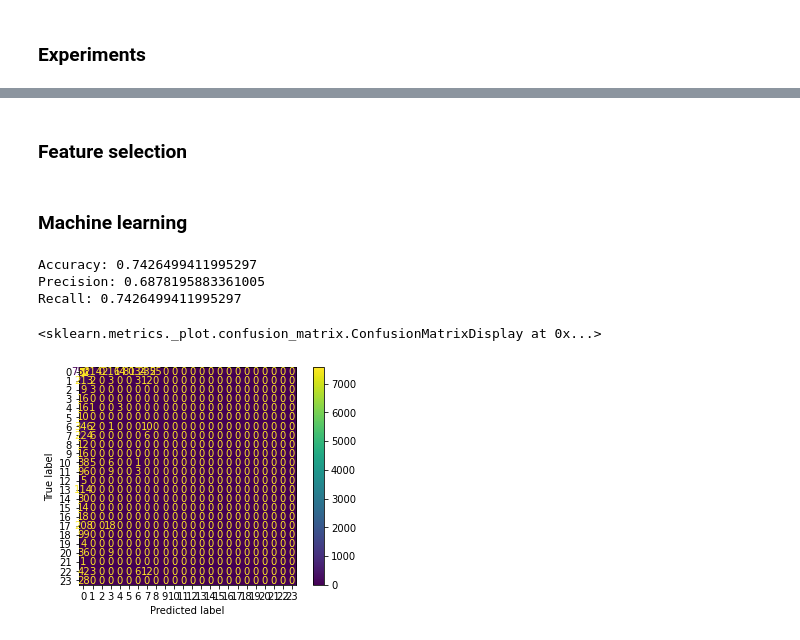
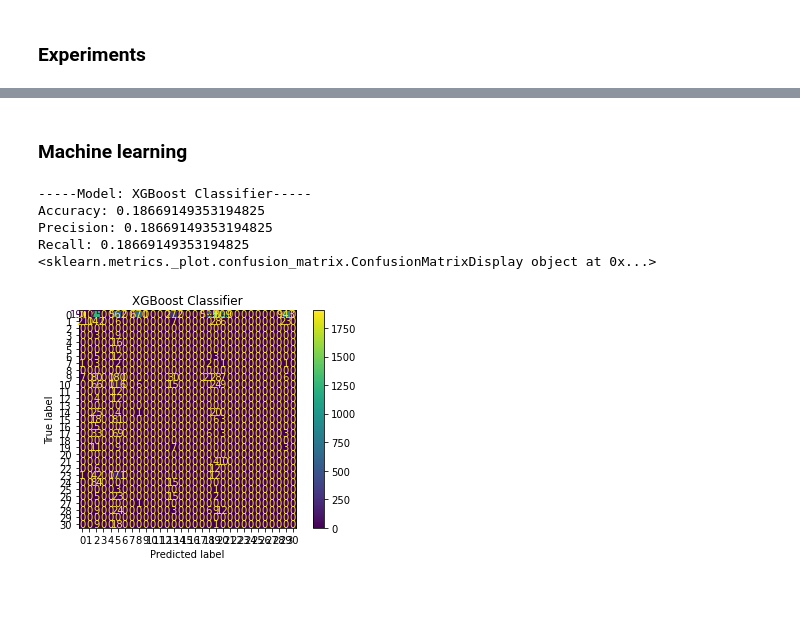
Before and after one commit to palmafr/MDPIData2022, a Jupyter notebook: experiments/rq4.ipynb, the cells around one changed output, grey strips where cells are left out. Cells and saved outputs as stored; diff of their text form; code cells hidden in the pictures; blank space fills up the shorter version.

```diff
--- a/experiments/rq4.ipynb
+++ b/experiments/rq4.ipynb
@@ -143,2 +134,0 @@ Encoded...
-# %% [markdown]
-### Feature selection
@@ -153,19 +135,36 @@ fit_feature_set(rfe_features)
 # %% [markdown]
 ### Machine learning
-# %%
-xgb = XGBClassifier(n_estimators=10)
-xgb_pred_arr = predict(xgb)
-xgb_pred = xgb_pred_arr[-2]
-print(f'Accuracy: {mean(xgb_pred_arr[0])}')
-print(f'Precision: {mean(xgb_pred_arr[1])}')
-print(f'Recall: {mean(xgb_pred_arr[2])}')
-CMD.from_estimator(xgb, test_X, test_Y)
-# %% [output]
-Accuracy: 0.7426499411995297
-Precision: 0.6878195883361005
-Recall: 0.7426499411995297
-<sklearn.metrics._plot.confusion_matrix.ConfusionMatrixDisplay at 0x...>
-[figure, removed]
+# %%
+# Random Feature Eliminator
+rfe = RFE(estimator=DecisionTreeClassifier())
+rfe.fit(X_ros, y_ros)
+rfe_features = []
+for i in range(X.shape[1]):
+    if(rfe.support_[i] == 1):
+        rfe_features.append(X.columns[i])
+fit_feature_set(rfe_features)
+
+#XGBoost Classifier
+if target == 0:
+  xgb = XGBClassifier(n_estimators=500, objective='binary:logistic')
+else:
+  xgb = XGBClassifier(n_estimators=500,objective='multi:softmax')
+xgb_pred_arr = predict(xgb,target)
+xgb_pred = xgb_pred_arr[-2]
+print('\n-----Model: XGBoost Classifier-----')
+print(f'Accuracy: {mean(xgb_pred_arr[0])}')
+print(f'Precision: {mean(xgb_pred_arr[1])}')
+print(f'Recall: {mean(xgb_pred_arr[2])}')
+xgb_fig = CMD.from_predictions(test_Y,xgb_pred_arr[-1])
+xgb_fig.ax_.set_title('XGBoost Classifier')
+print(xgb_fig)
+# %% [output]
+-----Model: XGBoost Classifier-----
+Accuracy: 0.18669149353194825
+Precision: 0.18669149353194825
+Recall: 0.18669149353194825
+<sklearn.metrics._plot.confusion_matrix.ConfusionMatrixDisplay object at 0x...>
+[figure, added]
 # %%
 # roc curve for models
 fpr = {}
```
Also changed, not shown: parts of 7 cells of this notebook, 3 other files.
